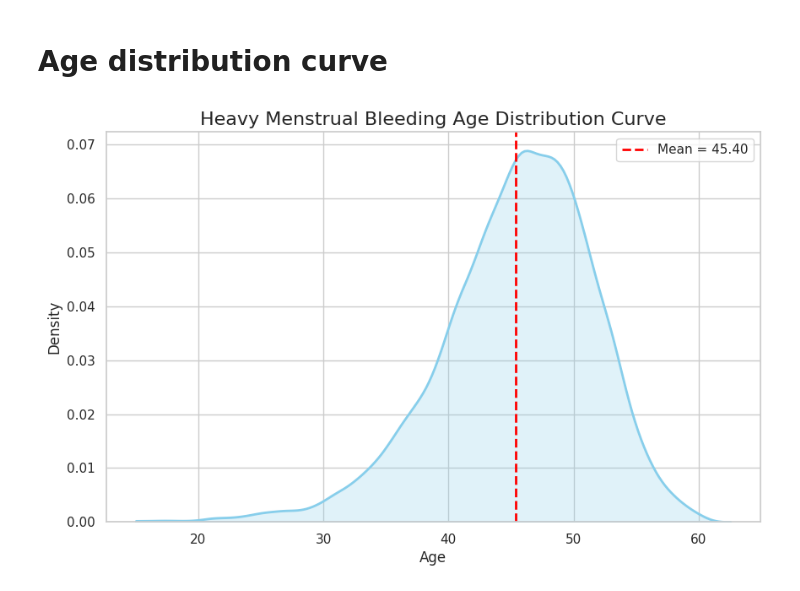
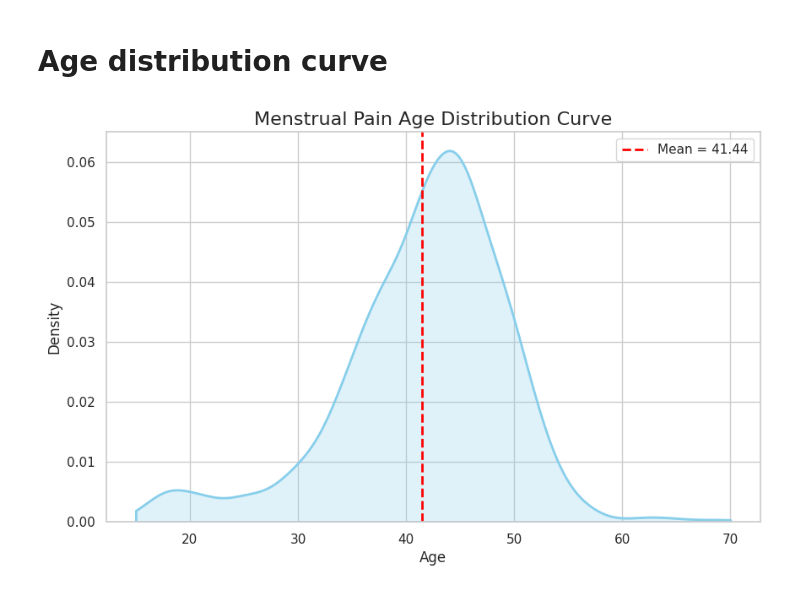
Before and after one commit to adamelkholyy/ukbython, a Jupyter notebook: main.ipynb, the cells around one changed output. Saved outputs shown, nothing was run; the diff lists cells and outputs as text; code cells hidden in the pictures.

```diff
--- a/main.ipynb
+++ b/main.ipynb
@@ -261,18 +239,0 @@ without_over60s = hmb_phenotype_df.count()
-# %%
-# sum all the relevant columns in a single aggregation
-counts = hmb_phenotype_df.agg(
-    F.sum(F.col('hmb_incident_ado')).alias('hmb_incident_ado_count'),
-    F.sum(F.col('hmb_incident_mid1')).alias('hmb_incident_mid_count1'),
-    F.sum(F.col('hmb_incident_meno1')).alias('hmb_incident_meno_count1'),
-    F.sum(F.col('hmb_incident_mid2')).alias('hmb_incident_mid_count2'),
-    F.sum(F.col('hmb_incident_meno2')).alias('hmb_incident_meno_count2')
-).collect()[0]
-
-# access the individual counts
-hmb_incident_ado_count = counts['hmb_incident_ado_count']
-hmb_incident_mid_count1 = counts['hmb_incident_mid_count1']
-hmb_incident_meno_count1 = counts['hmb_incident_meno_count1']
-hmb_incident_mid_count2 = counts['hmb_incident_mid_count2']
-hmb_incident_meno_count2 = counts['hmb_incident_meno_count2']
-females = 273157
-avg_diagnosis_age = hmb_phenotype_df.filter(F.col('diagnosis_age').isNotNull()).agg(F.avg('diagnosis_age')).collect()[0][0]
@@ -416,20 +466,3 @@ Derived variables
 • mp_incident_ado <- any diagnosis before or equal to age 19 vs no diagnosis before or equal to age 19
 • mp_incident_mid <- any diagnosis between age 20-44 (inclusive) vs no diagnosis between age 20-44 (inclusive)
 • mp_incident_meno <- any diagnosis between age 45-60 (inclusive) vs no diagnosis between age 45-60 (inclusive)
-# %%
-# code MP variables (1 for yes, 0 for no)
-mp_phenotype_df = mp_phenotype_df.withColumn('mp_ever', F.lit(1))
-mp_phenotype_df = mp_phenotype_df.withColumn('mp_incident_ado', F.when(F.col("diagnosis_age") <= 19, F.lit(1)).otherwise(F.lit(0)))
-
-mp_phenotype_df = mp_phenotype_df.withColumn('mp_incident_mid1', F.when((F.col("diagnosis_age") >= 20) & (F.col("diagnosis_age") <= 44), F.lit(1)).otherwise(F.lit(0)))
-mp_phenotype_df = mp_phenotype_df.withColumn('mp_incident_meno1', F.when((F.col("diagnosis_age") >= 45) & (F.col("diagnosis_age") <= 60), F.lit(1)).otherwise(F.lit(0)))
-
-mp_phenotype_df = mp_phenotype_df.withColumn('mp_incident_mid2', F.when((F.col("diagnosis_age") >= 20) & (F.col("diagnosis_age") <= 40), F.lit(1)).otherwise(F.lit(0)))
-mp_phenotype_df = mp_phenotype_df.withColumn('mp_incident_meno2', F.when((F.col("diagnosis_age") >= 40), F.lit(1)).otherwise(F.lit(0)))
-
-# filter out over 60s
-mp_with_over60s = mp_phenotype_df.count()
-mp_phenotype_df = mp_phenotype_df.filter(F.col('diagnosis_age') <= 60)
-
-mp_phenotype_df.show()
-mp_without_over60s = mp_phenotype_df.count()
@@ -476,0 +469,2 @@ percentage of women who experience MP: 1.21
+# %%
+mp_phenotype_df_, mp_counts = derive_variables(mp_phenotype_df, "mp")
@@ -477,12 +491,11 @@ percentage of women who experience MP: 1.21
 # %% [markdown]
 # Age distribution curve
 # %%
-import matplotlib.pyplot as plt
 import seaborn as sns
 
 # filter out rows where 'diagnosis_age' is null
 filtered_ages = (
-    hmb_phenotype_df.filter(hmb_phenotype_df["diagnosis_age"].isNotNull())
+    mp_phenotype_df.filter(mp_phenotype_df["diagnosis_age"].isNotNull())
     .select("diagnosis_age")
     .rdd.flatMap(lambda x: x)
     .collect()
@@ -490,16 +503,17 @@ filtered_ages = (
 # %%
 sns.set_theme(style="whitegrid")
 plt.figure(figsize=(10, 6))
 
 # calculate average diagnosis age and plot age distribution curve
-avg_diagnosis_age = hmb_phenotype_df.filter(F.col('diagnosis_age').isNotNull()).agg(F.avg('diagnosis_age')).collect()[0][0]
+avg_diagnosis_age = mp_counts["avg_diagnosis_age"]
+
 sns.kdeplot(filtered_ages, fill=True, clip=(15, 70), color='skyblue', linewidth=2)
 plt.axvline(avg_diagnosis_age, color='red', linestyle='--', linewidth=2, label=f"Mean = {avg_diagnosis_age:.2f}")
 
-plt.title("Heavy Menstrual Bleeding Age Distribution Curve", fontsize=16)
+plt.title("Menstrual Pain Age Distribution Curve", fontsize=16)
 plt.xlabel("Age", fontsize=12)
 plt.ylabel("Density", fontsize=12)
 plt.legend()
 plt.show()
 # %% [output]
-[figure, old version]
+[figure, new version]
```
Also changed, not shown: parts of 16 cells of this notebook, 1 other file.
